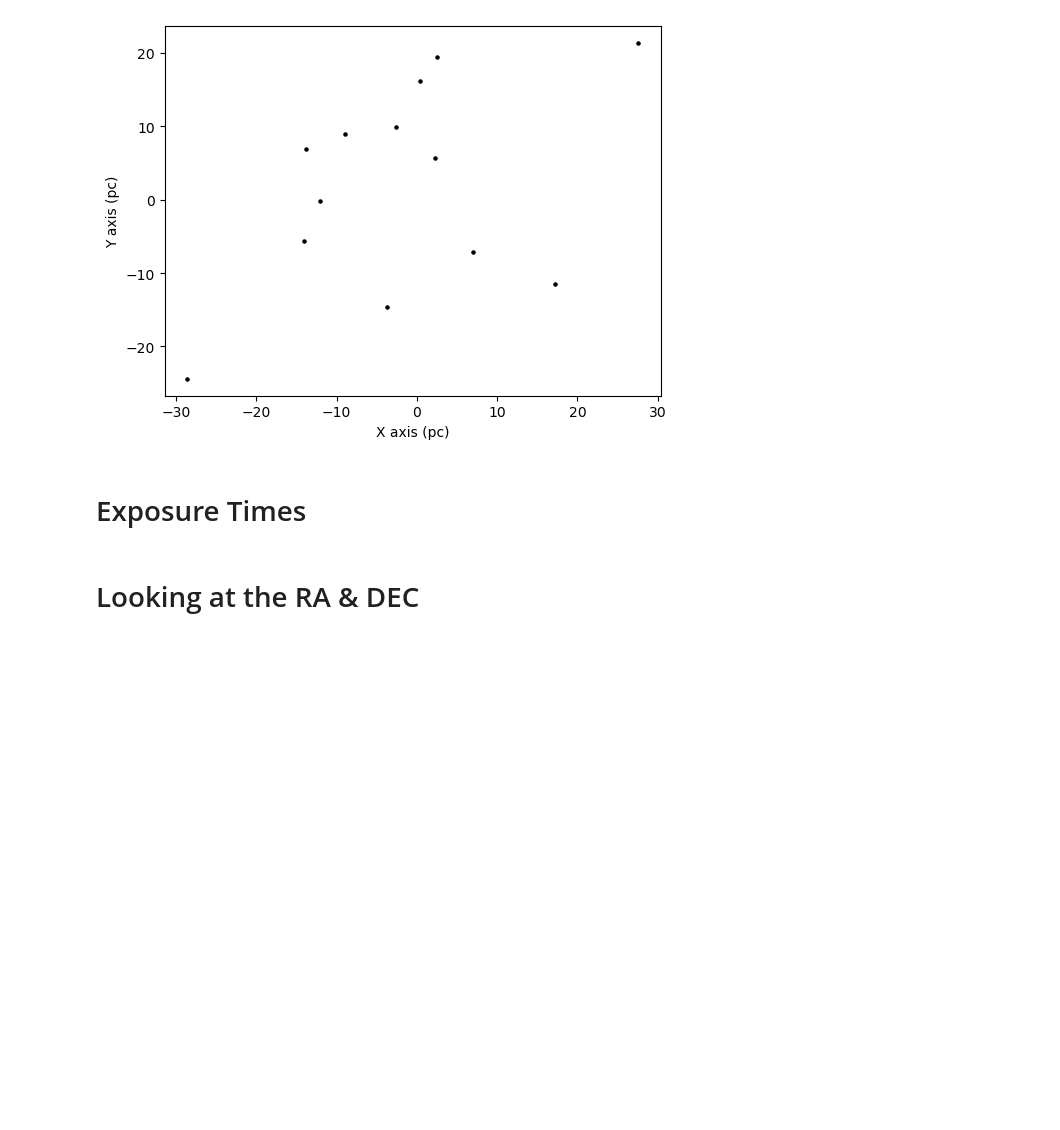
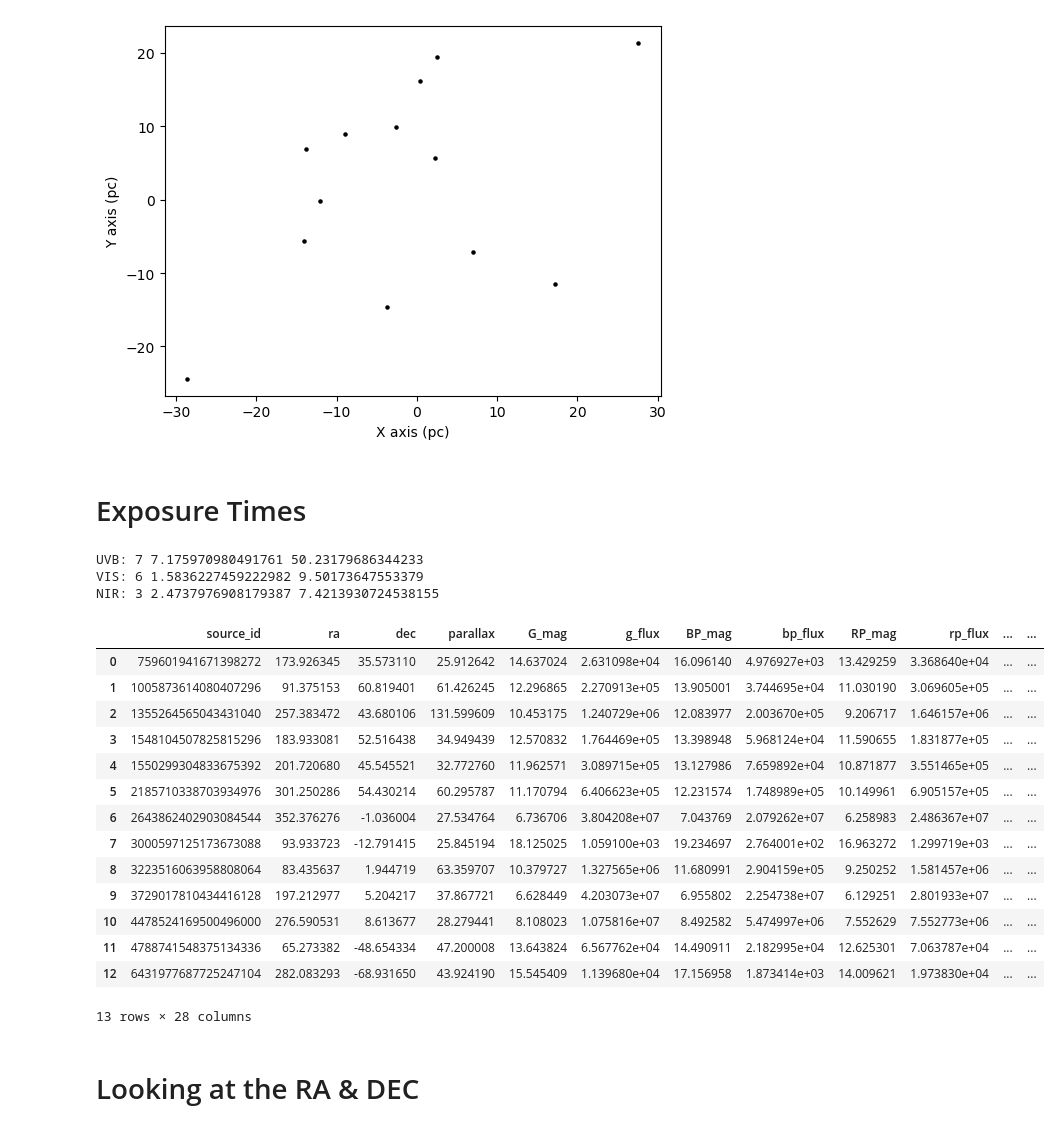
Before and after one commit to Izaiha-Martinez/UA-Obs-Tech, a Jupyter notebook: Unresolved_binaries.ipynb, the cells around one changed output. Drawn from its saved outputs; the diff is of its cells as text; code cells hidden in the pictures; blank space fills up the shorter version.

Commit message:
now have exposure number of exposures, exposure times, and the total time

```diff
--- a/Unresolved_binaries.ipynb
+++ b/Unresolved_binaries.ipynb
@@ -115,5 +115,42 @@ Sat_lim_VIS = 41900     #e
 Sat_lim_NIR = 103000    #e
 # We decided to go with a SNR of 500
 SNR = 500
+# %%
+# Testing the math
+e_count = SNR**2
+
+bp = df['bp_flux'][0]
+g = df['g_flux'][0]
+rp = df['rp_flux'][0]
+
+# min exposure time per band
+min_time_uvb = e_count / bp     #[sec]
+min_time_vis = e_count / g      #[sec]
+min_time_nir = e_count / rp     #[sec]
+
+# Time it takes for the filter to become saturated
+S_time_uvb = Sat_lim_UVB / bp          #[sec]
+S_time_vis = Sat_lim_VIS / g            #[sec]
+S_time_nir = Sat_lim_NIR / rp          #[sec]
+
+# Get the whole number of exposures to prevent saturation, then add 1
+Num_exp_uvb = int(min_time_uvb // S_time_uvb ) + 1
+Num_exp_vis = int(min_time_vis // S_time_vis ) + 1
+Num_exp_nir = int(min_time_nir // S_time_nir ) + 1
+
+# Time for each exposure, based on what is smaller, saturation time or the min time
+Time_per_uvb = min_time_uvb / Num_exp_uvb
+Time_per_vis = min_time_vis / Num_exp_vis
+Time_per_nir = min_time_nir / Num_exp_nir
+
+print('UVB:', Num_exp_uvb, Time_per_uvb, (Num_exp_uvb * Time_per_uvb))
+print('VIS:', Num_exp_vis, Time_per_vis, (Num_exp_vis * Time_per_vis))
+print('NIR:', Num_exp_nir, Time_per_nir, (Num_exp_nir * Time_per_nir))
+
+### Cool it works lets make it a function to automate over all the candidates & append the values
+# %% [output]
+UVB: 7 7.175970980491761 50.23179686344233
+VIS: 6 1.5836227459222982 9.50173647553379
+NIR: 3 2.4737976908179387 7.4213930724538155
 # %%
 # SNR, next 3 are the flux for each source, next 3 are the saturation constants
@@ -143,3 +194,37 @@ def min_exp(SNR, bp, g, rp, S_bp, S_g, S_rp,):
+# %%
+def times(row):
+    return min_exp(
+        SNR=SNR,
+        bp=row['bp_flux'],
+        g=row['g_flux'],
+        rp=row['rp_flux'],
+        S_bp=Sat_lim_UVB,
+        S_g=Sat_lim_VIS,
+        S_rp=Sat_lim_NIR
+    )
+
+exp_results = df.apply(times, axis=1)
+
+exp_df = pd.DataFrame(exp_results.tolist())
+df = pd.concat([df, exp_df], axis=1)
+# %%
+df
+# %% [output]
+|  | source_id | ra | dec | parallax | G_mag | g_flux | BP_mag | bp_flux | RP_mag | rp_flux | ... | ... |
+| 0 | 759601941671398272 | 173.926345 | 35.573110 | 25.912642 | 14.637024 | 2.631098e+04 | 16.096140 | 4.976927e+03 | 13.429259 | 3.368640e+04 | ... | ... |
+| 1 | 1005873614080407296 | 91.375153 | 60.819401 | 61.426245 | 12.296865 | 2.270913e+05 | 13.905001 | 3.744695e+04 | 11.030190 | 3.069605e+05 | ... | ... |
+| 2 | 1355264565043431040 | 257.383472 | 43.680106 | 131.599609 | 10.453175 | 1.240729e+06 | 12.083977 | 2.003670e+05 | 9.206717 | 1.646157e+06 | ... | ... |
+| 3 | 1548104507825815296 | 183.933081 | 52.516438 | 34.949439 | 12.570832 | 1.764469e+05 | 13.398948 | 5.968124e+04 | 11.590655 | 1.831877e+05 | ... | ... |
+| 4 | 1550299304833675392 | 201.720680 | 45.545521 | 32.772760 | 11.962571 | 3.089715e+05 | 13.127986 | 7.659892e+04 | 10.871877 | 3.551465e+05 | ... | ... |
+| 5 | 2185710338703934976 | 301.250286 | 54.430214 | 60.295787 | 11.170794 | 6.406623e+05 | 12.231574 | 1.748989e+05 | 10.149961 | 6.905157e+05 | ... | ... |
+| 6 | 2643862402903084544 | 352.376276 | -1.036004 | 27.534764 | 6.736706 | 3.804208e+07 | 7.043769 | 2.079262e+07 | 6.258983 | 2.486367e+07 | ... | ... |
+| 7 | 3000597125173673088 | 93.933723 | -12.791415 | 25.845194 | 18.125025 | 1.059100e+03 | 19.234697 | 2.764001e+02 | 16.963272 | 1.299719e+03 | ... | ... |
+| 8 | 3223516063958808064 | 83.435637 | 1.944719 | 63.359707 | 10.379727 | 1.327565e+06 | 11.680991 | 2.904159e+05 | 9.250252 | 1.581457e+06 | ... | ... |
+| 9 | 3729017810434416128 | 197.212977 | 5.204217 | 37.867721 | 6.628449 | 4.203073e+07 | 6.955802 | 2.254738e+07 | 6.129251 | 2.801933e+07 | ... | ... |
+| 10 | 4478524169500496000 | 276.590531 | 8.613677 | 28.279441 | 8.108023 | 1.075816e+07 | 8.492582 | 5.474997e+06 | 7.552629 | 7.552773e+06 | ... | ... |
+| 11 | 4788741548375134336 | 65.273382 | -48.654334 | 47.200008 | 13.643824 | 6.567762e+04 | 14.490911 | 2.182995e+04 | 12.625301 | 7.063787e+04 | ... | ... |
+| 12 | 6431977687725247104 | 282.083293 | -68.931650 | 43.924190 | 15.545409 | 1.139680e+04 | 17.156958 | 1.873414e+03 | 14.009621 | 1.973830e+04 | ... | ... |
+13 rows × 28 columns
 # %% [markdown]
 # Looking at the RA & DEC
 # %% [markdown]
```
Also changed, not shown: parts of 1 cell of this notebook.
